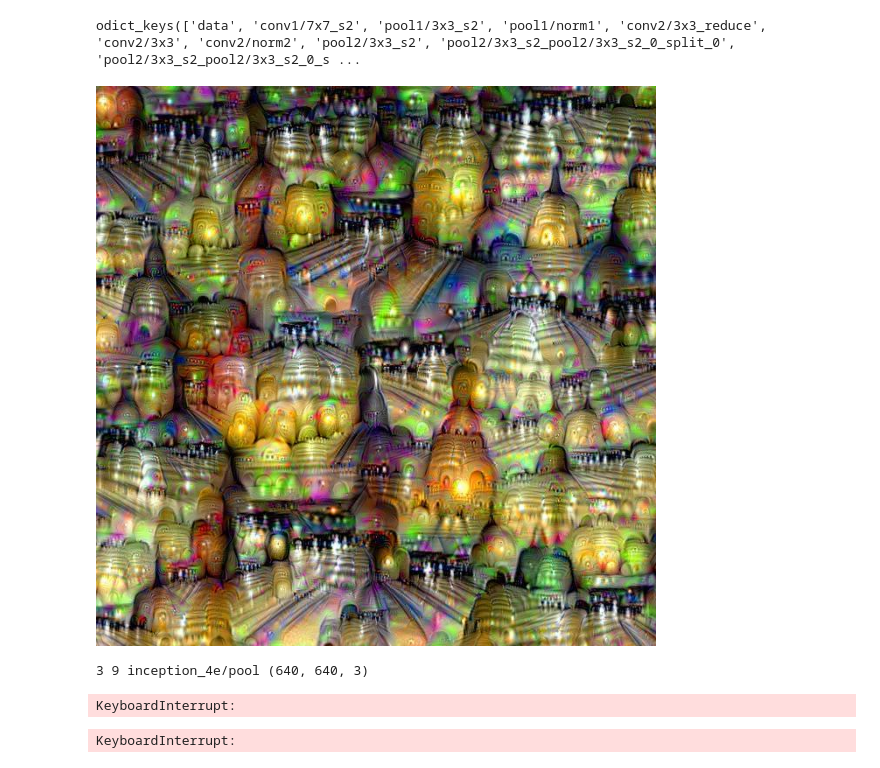
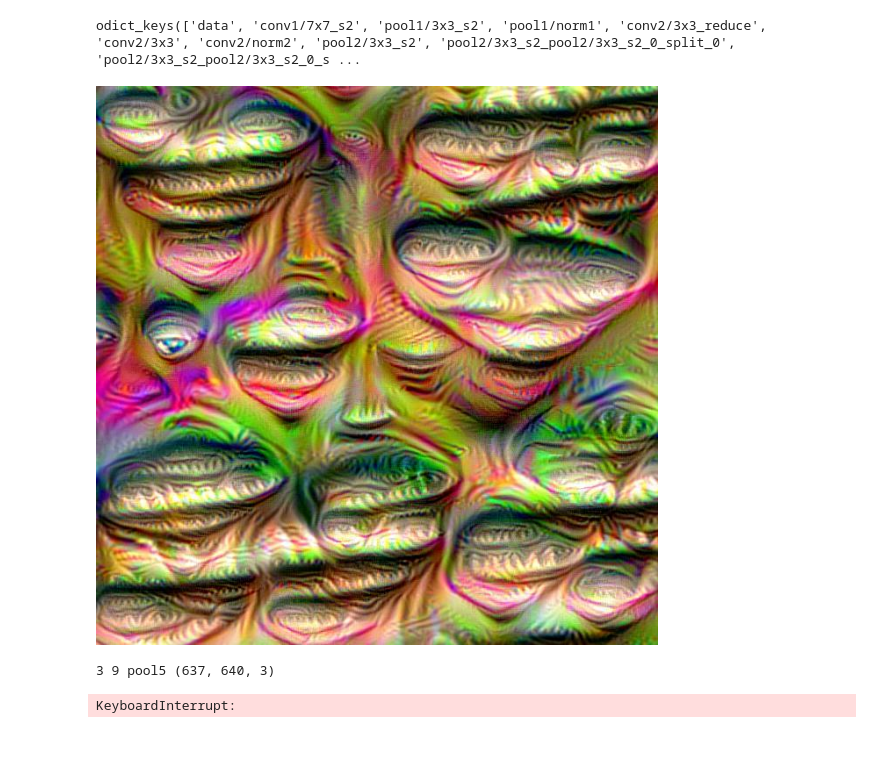
Before and after one commit to kgoldstein21/Dream-Time-Machine, a Jupyter notebook: deepdreamJupyter.ipynb, the cells around one changed output. Saved outputs shown, nothing was run; the diff lists cells and outputs as text; code cells hidden in the pictures.

```diff
--- a/deepdreamJupyter.ipynb
+++ b/deepdreamJupyter.ipynb
@@ -129,34 +146,31 @@ frame_i = 0
 # %%
+""" Run DeepDream recursively a user-defined number of times, zooming in a little every time,
+creating weirder and weirder images/dreams every time"""
 h, w = frame.shape[:2]
 s = 0.02 # scale coefficient
-for i in range(65):
-    frame = deepdream(net, frame, end='inception_4e/pool')
-    PIL.Image.fromarray(np.uint8(frame)).save("frames/%04d.jpg"%frame_i)
+for i in range(60):  # Can change this number to however many recursive iterations you want to run
+    frame = deepdream(net, frame, end='pool5')
+    PIL.Image.fromarray(np.uint8(frame)).save("frames/%04d.jpg"%frame_i) # Saves the output from each iteration in the 'frames' directory
     frame = nd.affine_transform(frame, [1-s,1-s,1], [h*s/2,w*s/2,0], order=1)
     frame_i += 1
-
-# MOVE THE FRAMES FROM THIS RUN INTO ANOTHER FOLDER SO U DONT LOSE THE PREVIOUS ONES, after running more iterations
-# DO A LOWER LEVEL FOR MORE COLOR*** -- run 30-40 iterations of it and see what happens, mark the frame count after this one ends**
 # %% [output]
-[figure, old version]
+[figure, new version]
-3 9 inception_4e/pool (640, 640, 3)
+3 9 pool5 (637, 640, 3)
 # %%
-#doing alternating deep dreams at 2 different levels for added distortion, as well as brighter/more contrasting
-    #colors that the more detailed levels dont necessarily provide
+""" Doing alternating deep dreams at 2 different levels for added distortion, as well as brighter/more
+contrasting colors that the more detailed levels dont necessarily provide """
 h, w = frame.shape[:2]
 s = 0.02 # scale coefficient
-for alternating_loop in range(4):
-    for i in range(18):
-        frame = deepdream(net, frame, end='inception_4e/pool')
+for alternating_loop in range(10):
+    for i in range(60):
+        frame = deepdream(net, frame, end='inception_3a/pool')
         PIL.Image.fromarray(np.uint8(frame)).save("frames/%04d.jpg"%frame_i)
         frame = nd.affine_transform(frame, [1-s,1-s,1], [h*s/2,w*s/2,0], order=1)
         frame_i += 1
     for i in range(10):
-        frame = deepdream(net, frame, end='inception_3b/pool')
+        frame = deepdream(net, frame, end='inception_4b/pool')
         PIL.Image.fromarray(np.uint8(frame)).save("frames/%04d.jpg"%frame_i)
         frame = nd.affine_transform(frame, [1-s,1-s,1], [h*s/2,w*s/2,0], order=1)
         frame_i += 1
-
-
-# MOVE THE FRAMES FROM THIS RUN INTO ANOTHER FOLDER SO U DONT LOSE THE PREVIOUS ONES, after running more iterations
-# DO A LOWER LEVEL FOR MORE COLOR*** -- run 30-40 iterations of it and see what happens, mark the frame count after this one ends**
+# %% [output]
+KeyboardInterrupt:
@@ -166,22 +176,0 @@ detailedkeys = keys[75:]
-# %%
-h, w = frame.shape[:2]
-s = 0.01 # scale coefficient
-for item in keys[::30]:
-    for i in range(10):
-        frame = deepdream(net, frame, end=item)
-        PIL.Image.fromarray(np.uint8(frame)).save("frames/%04d.jpg"%frame_i)
-        frame = nd.affine_transform(frame, [1-s,1-s,1], [h*s/2,w*s/2,0], order=1)
-        frame_i += 1
-# %% [output]
-KeyboardInterrupt:
-# %%
-h, w = frame.shape[:2]
-s = 0.01 # scale coefficient
-for item in detailedkeys[::3]:
-    for i in range(10):
-        frame = deepdream(net, frame, end=item)
-        PIL.Image.fromarray(np.uint8(frame)).save("frames/%04d.jpg"%frame_i)
-        frame = nd.affine_transform(frame, [1-s,1-s,1], [h*s/2,w*s/2,0], order=1)
-        frame_i += 1
-# %% [output]
-KeyboardInterrupt:
```
Also changed, not shown: parts of 7 cells of this notebook.
